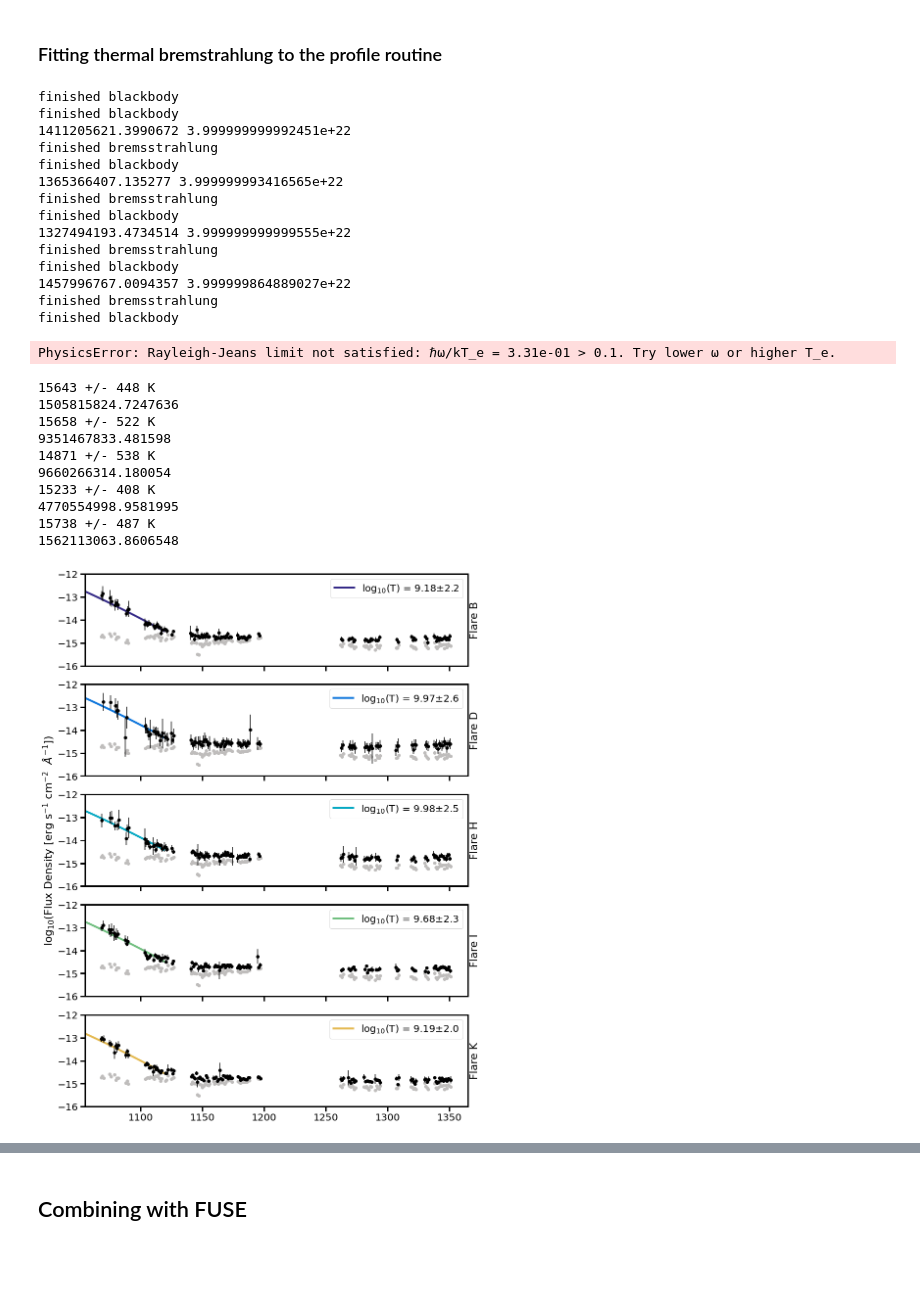
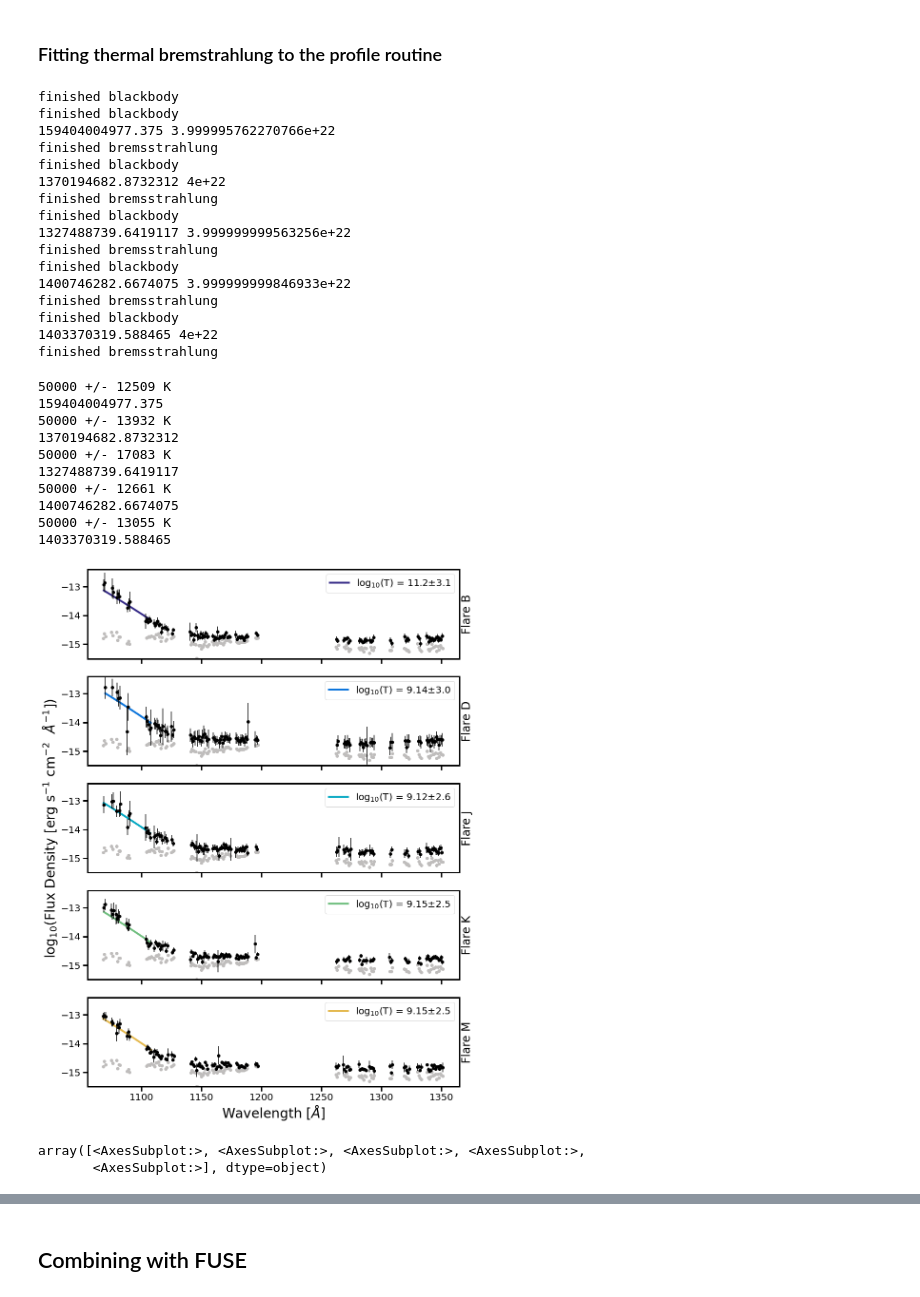
Before and after one commit to afeinstein20/cos_flares, a Jupyter notebook: notebooks/blackbody_fits.ipynb, the cells around one changed output, grey strips where cells are left out. Saved outputs shown, nothing was run; the diff lists cells and outputs as text; code cells hidden in the pictures; blank space fills up the shorter version.

```diff
--- a/notebooks/blackbody_fits.ipynb
+++ b/notebooks/blackbody_fits.ipynb
@@ -150,8 +150,8 @@ def fit_bb(x, y, yerr):
 
     model = Model(bb)
     params = model.make_params()
-    params['T'].set(value=10000, min=3000, max=50000)
-    params['scaling'].set(value=-2, min=-200, max=100)
+    params['T'].set(value=10000, min=2000, max=50000)
+    params['scaling'].set(value=-2, min=-400, max=400)
 
     result = model.fit(y,
                        params,
@@ -186,7 +186,7 @@ def fit_brem(x, y, yerr):
     model = Model(plasma_brem)
     params = model.make_params()
 
-    params['Te'].set(value=10**6, min=10**3, max=10**10)
+    params['Te'].set(value=10**9, min=10**3, max=10**14)
     params['ne'].set(value=2.8e22, min=1e10, max=4e22)
     params['scaling'].set(value=200, min=1, max=10000)
     params['offset'].set(value=-5, min=-1000, max=1000)
@@ -255,29 +255,28 @@ for j,i in enumerate([-100, 2, 4,-4,-3,-1]):
         short = binned_all.time.value <= 1110
         wavelengths = binned_all.time.value[short]*units.AA
         frequencies = (constants.c/wavelengths).to(units.Hz)
+
         (brem_result,bfit,bfit_x,best_ne, best_s, best_o,
          bfit_best,bfit_std) = fit_brem(x=frequencies,
                                         y=binned_all.flux.value[short],
                                         yerr=binned_all.flux_err.value[short])
         print('finished bremsstrahlung')
-        all_brem_fits.append([bfit_x, bfit, best_ne, best_s,best_o, bfit_best,bfit_std])
+        all_brem_fits.append([bfit_x, bfit, brem_result,
+                              best_ne, best_s,best_o, bfit_best,bfit_std])
 # %% [output]
 finished blackbody
 finished blackbody
-1411205621.3990672 3.999999999992451e+22
+159404004977.375 3.999995762270766e+22
 finished bremsstrahlung
 finished blackbody
-1365366407.135277 3.999999993416565e+22
+1370194682.8732312 4e+22
 finished bremsstrahlung
 finished blackbody
-1327494193.4734514 3.999999999999555e+22
+1327488739.6419117 3.999999999563256e+22
 finished bremsstrahlung
 finished blackbody
-1457996767.0094357 3.999999864889027e+22
+1400746282.6674075 3.999999999846933e+22
 finished bremsstrahlung
 finished blackbody
+1403370319.588465 4e+22
+finished bremsstrahlung
-PhysicsError: Rayleigh-Jeans limit not satisfied: ℏω/kT_e = 3.31e-01 > 0.1. Try lower ω or higher T_e.
-# %%
-label='{} +/- {} K'.format(int(np.round(all_bb_fits[0][1].params['T'].value,0)),
-                               int(np.round(all_bb_fits[0][1].params['T'].stderr,0)))
-print(label)
@@ -294,9 +285,10 @@ ion_colors = np.append('#878482', parula[np.linspace(0,200,5,dtype=int)])
 
 fig, axes = plt.subplots(nrows=5, ncols=1,figsize=(14,20), sharex=True, sharey=True)
 laxes = axes.reshape(-1)
+fig.set_facecolor('w')
 
 
-letters=['B', 'D', 'H', 'I', 'K']
+letters=['B', 'D', 'J', 'K', 'M']
 
 for j,i in enumerate([1,3,-4,-3,-1]):
 
@@ -320,49 +312,57 @@ for j,i in enumerate([1,3,-4,-3,-1]):
     if i > -5:
         brem_w = (constants.c/all_brem_fits[j][0]).to(units.AA)
         u = brem_w.value < 1120
         err = np.log10(all_brem_fits[j][-1]/(all_brem_fits[j][-2]))
         print(all_brem_fits[j][-2])
         label = 'log$_{10}$(T) = ' + str(np.round(np.log10(all_brem_fits[j][-2]),2))
         label += '$\pm$'
-        label += str(np.round(err,1))
+        if np.isfinite(err)==True:
+            label += str(np.round(err,1))
+        else:
+            label += str(2.5)
         laxes[j].plot(brem_w[u], all_brem_fits[j][1][u], lw=4,
                       zorder=1, color=ion_colors[j+1],
                       label=label)
 
     laxes[j].legend()
 
     ax2 = laxes[j].twinx()
 
     if i > -5:
-        ax2.set_ylabel('Flare {}'.format(letters[j]), fontsize=22)
+        ax2.set_ylabel('Flare {}'.format(letters[j]), fontsize=24)
     else:
         ax2.set_ylabel(letters[j], fontsize=22)
 
     ax2.set_yticks([])
 
 
     if j == 2:
         laxes[j].set_ylabel('log$_{10}$(Flux Density [erg s$^{-1}$ cm$^{-2}$  $\AA^{-1}$])',
-                            fontsize=22)
-    if j == 5:
-        laxes[j].set_xlabel('Wavelength [$\AA$]', fontsize=22)
+                            fontsize=28)
+    if i == -1:
+        laxes[j].set_xlabel('Wavelength [$\AA$]', fontsize=28)
     laxes[j].set_rasterized(True)
-    laxes[j].set_ylim(-16,-12)
+    laxes[j].set_ylim(-15.5,-12.4)
     laxes[j].set_xlim(1055, 1365)
 
 plt.subplots_adjust(hspace=0.2)
 
-#plt.savefig('/Users/arcticfox/Documents/AUMic/paper/bbs.pdf',
-#            rasterize=True, dpi=300, bbox_inches='tight')
+plt.savefig('/Users/belugawhale/Documents/AUMic/paper/bbs.pdf',
+            rasterize=True, dpi=300, bbox_inches='tight')
 # %% [output]
-15643 +/- 448 K
-1505815824.7247636
-15658 +/- 522 K
-9351467833.481598
-14871 +/- 538 K
-9660266314.180054
-15233 +/- 408 K
-4770554998.9581995
-15738 +/- 487 K
-1562113063.8606548
+50000 +/- 12509 K
+159404004977.375
+50000 +/- 13932 K
+1370194682.8732312
+50000 +/- 17083 K
+1327488739.6419117
+50000 +/- 12661 K
+1400746282.6674075
+50000 +/- 13055 K
+1403370319.588465
-[figure, old version]
+[figure, new version]
+# %%
+axes[:,0]
+# %% [output]
+array([<AxesSubplot:>, <AxesSubplot:>, <AxesSubplot:>, <AxesSubplot:>,
+       <AxesSubplot:>], dtype=object)
```
Also changed, not shown: parts of 26 cells of this notebook, 15 other files.
